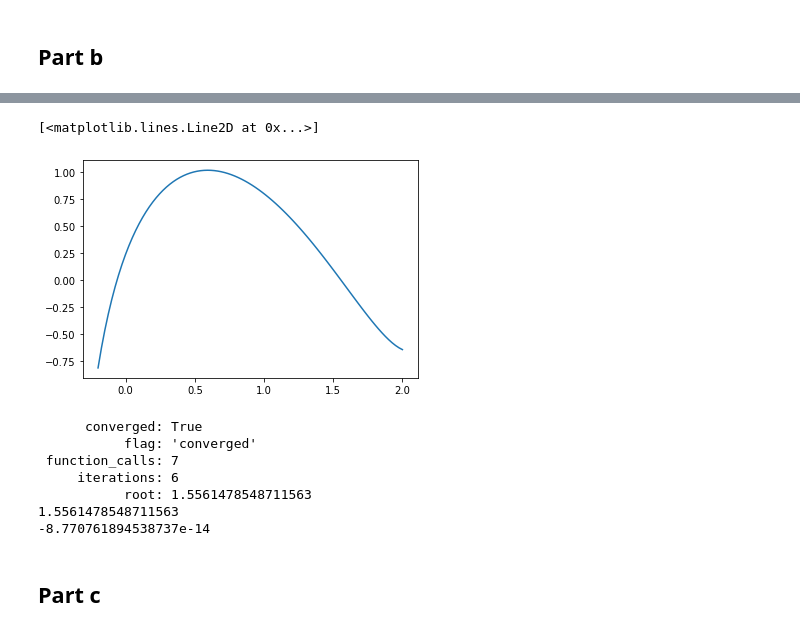
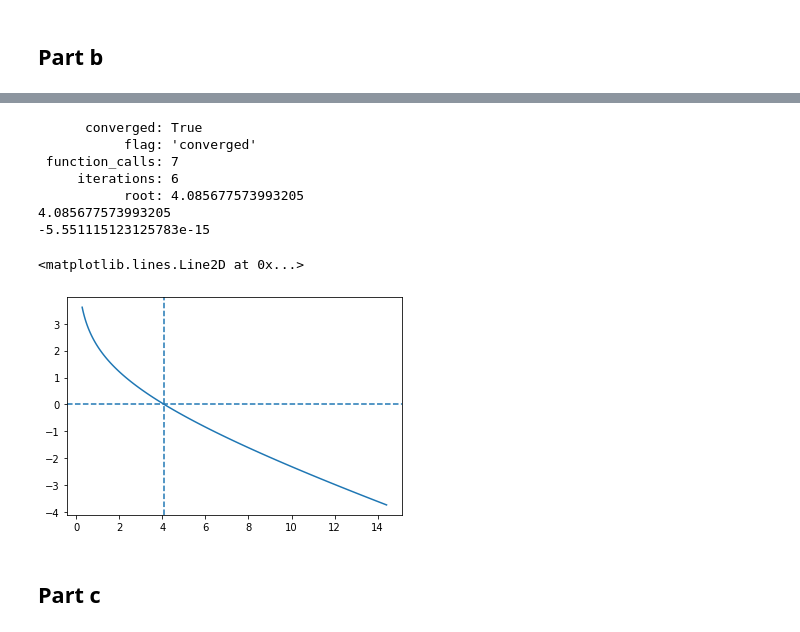
Before and after one commit to noahgarfinkle/Spring2020, a Jupyter notebook: CEE 498 Transportation Economics/Assignments/Assignment 2.ipynb, the cells around one changed output, grey strips where cells are left out. Cells and saved outputs as stored; diff of their text form; code cells hidden in the pictures.

Commit message:
I get how roots work!!!

```diff
--- a/CEE 498 Transportation Economics/Assignments/Assignment 2.ipynb
+++ b/CEE 498 Transportation Economics/Assignments/Assignment 2.ipynb
@@ -290,4 +277,2 @@ np.log(15)
 # %%
-f = lambda x: np.log(α) - np.log(x) - (β*m0) - (2*β*m1*x)
-ys = list(map(f,Qs))
-plt.plot(Qs,ys)
+f = lambda q: np.log(α) - np.log(q) - β*m0 - 2*β*m1*q
@@ -297,16 +279,7 @@ plt.plot(Qs,ys)
-# %%
-g = 1
-v=1.8
-f = lambda x: np.tan((x-g)) - x**2 + v
-
-xs = np.linspace(-.2,2,90) #plot 30 xs from 0.02 to 8
-ys = list(map(f,xs))
-plt.plot(xs,ys)
-# %% [output]
-[<matplotlib.lines.Line2D at 0x...>]
-[figure, removed]
+# %%
+ys = [f(q) for q in Qs]
 # %%
-res = root_scalar(f,x0=1.5,bracket=(1.0,2.0))
+res = root_scalar(f,x0=4,bracket=(3,5))
 print(res)
 print(res.root)
 print(f(res.root)) #this is about zero
@@ -315,9 +288,17 @@ print(f(res.root)) #this is about zero
            flag: 'converged'
  function_calls: 7
      iterations: 6
-           root: 1.5561478548711563
-1.5561478548711563
--8.770761894538737e-14
+           root: 4.085677573993205
+4.085677573993205
+-5.551115123125783e-15
+# %%
+fig,ax = plt.subplots()
+ax.plot(Qs,ys)
+ax.axhline(0,ls='--')
+ax.axvline(res.root,ls='--')
+# %% [output]
+<matplotlib.lines.Line2D at 0x...>
+[figure, added]
 # %% [markdown]
 ## Part c
 # %%
```
Also changed, not shown: parts of 6 cells of this notebook.
